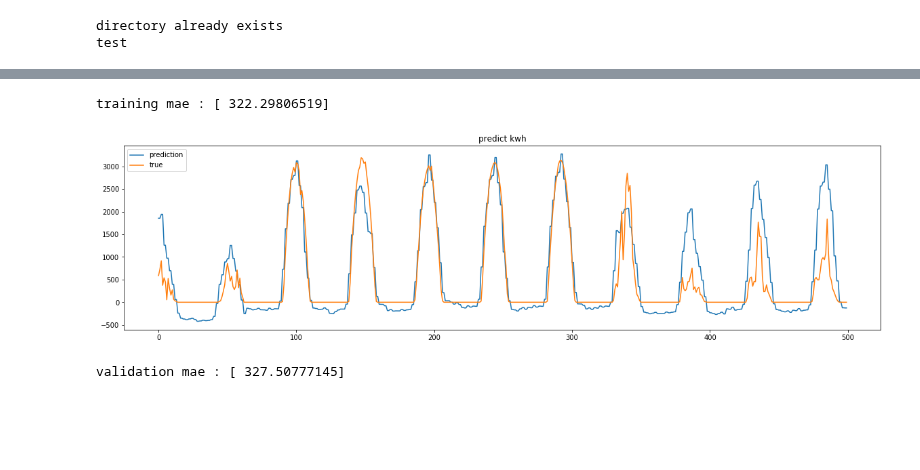
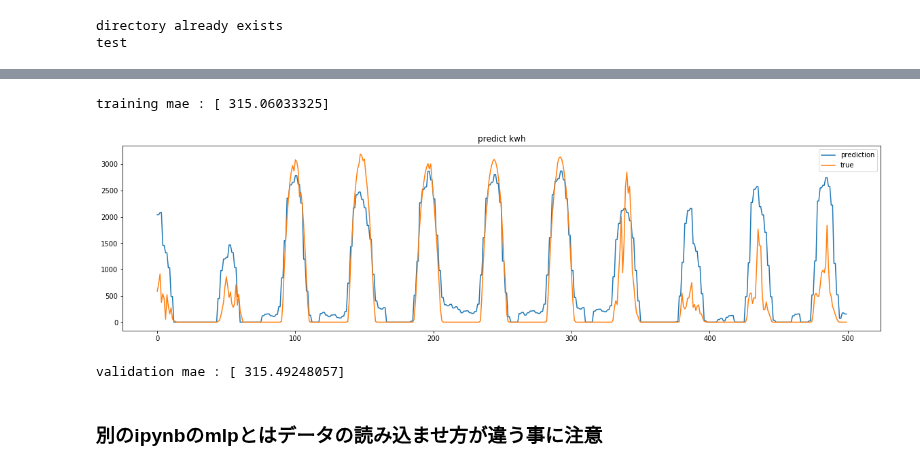
Before and after one commit to gciteam6/predict_amd, a Jupyter notebook: simple_regression.ipynb, the cells around one changed output, grey strips where cells are left out. Saved outputs shown, nothing was run; the diff lists cells and outputs as text; code cells hidden in the pictures.

```diff
--- a/simple_regression.ipynb
+++ b/simple_regression.ipynb
@@ -744,28 +795,31 @@ print()
 # %%
 predictions = mlp_model.predict(X)[0]
 processed_prediction = denormalize_array(predictions, kwh_min, kwh_max)
+# 予測値のマイナスがでかすぎたのでマイナスを0にしている
+processed_prediction[np.where(processed_prediction < 0)] = 0
 
 true = filtered_kwh_list
 true = denormalize_array(true, kwh_min, kwh_max)
 
 plt.figure(figsize=(20, 5))
 plt.plot(processed_prediction[500:1000], label = "prediction")
 plt.plot(true[500:1000], label = "true")
 plt.legend()
 plt.title("predict kwh")
 
 print('training mae :', calc_mae(processed_prediction, true))
 # %% [output]
-training mae : [ 322.29806519]
+training mae : [ 315.06033325]
-[figure, old version]
+[figure, new version]
 # %%
 validation = mlp_model.predict(mlp_model.X_val)[0]
 processed_validation = denormalize_array(validation, kwh_min, kwh_max)
+processed_validation[np.where(processed_validation < 0)] = 0
 
 val = denormalize_array(mlp_model.Y_val, kwh_min, kwh_max)
 
 print('validation mae :', calc_mae(processed_validation, val))
 # %% [output]
-validation mae : [ 327.50777145]
+validation mae : [ 315.49248057]
 # %% [markdown]
-###
+###  **別のipynbのmlpとはデータの読み込ませ方が違う事に注意**
```
Also changed, not shown: parts of 17 cells of this notebook, 4 other files.
